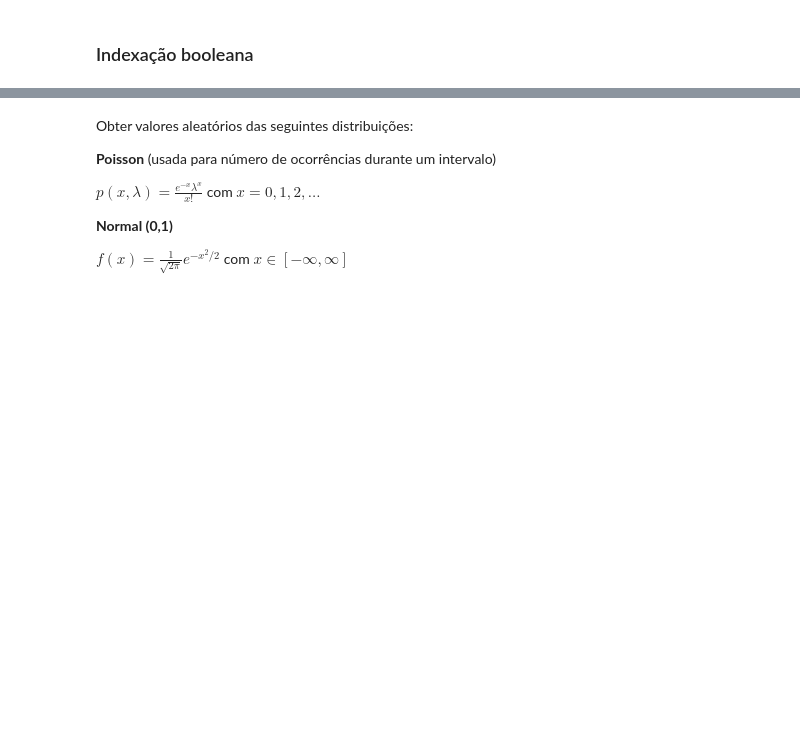
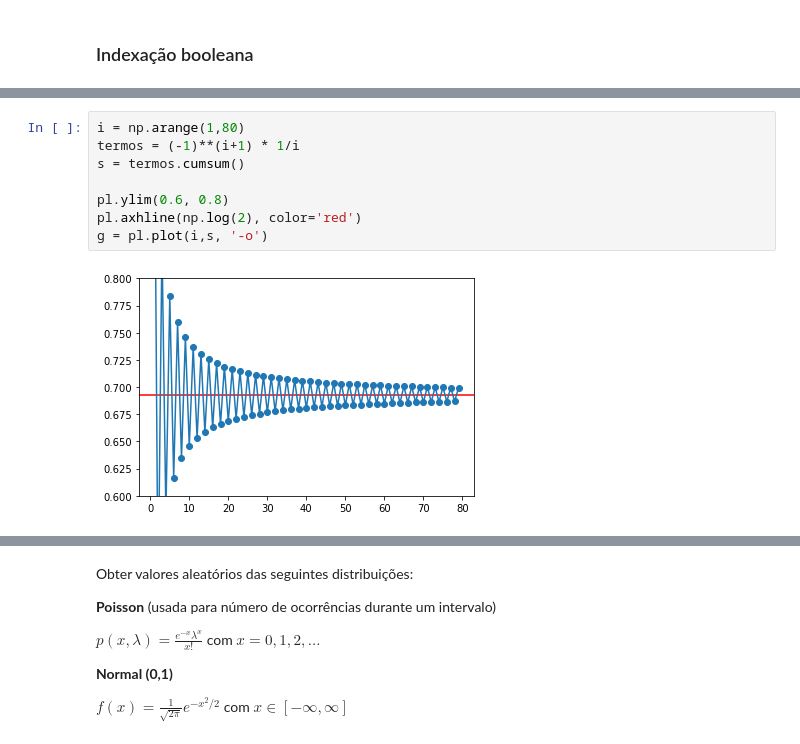
Before and after one commit to aeferreira/classes_Python_Bq_computacional, a Jupyter notebook: aulas/10_scientific_modules.ipynb, the cells around one changed output, grey strips where cells are left out. Cells and saved outputs as stored; diff of their text form; blank space fills up the shorter version.

```diff
--- a/aulas/10_scientific_modules.ipynb
+++ b/aulas/10_scientific_modules.ipynb
@@ -99,0 +377,10 @@ print('x[i] = {}\n'.format(x[i]))
+# %%
+i = np.arange(1,80)
+termos = (-1)**(i+1) * 1/i
+s = termos.cumsum()
+
+pl.ylim(0.6, 0.8)
+pl.axhline(np.log(2), color='red')
+g = pl.plot(i,s, '-o')
+# %% [output]
+[figure, added]
```
Also changed, not shown: parts of 70 cells of this notebook, 18 other files.
